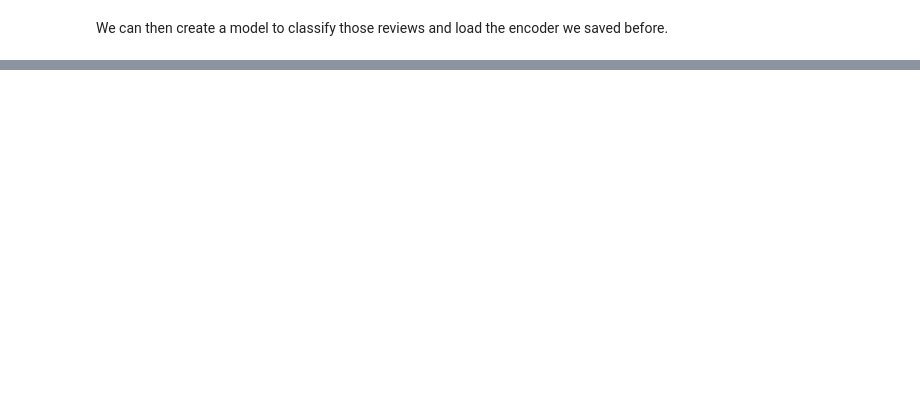
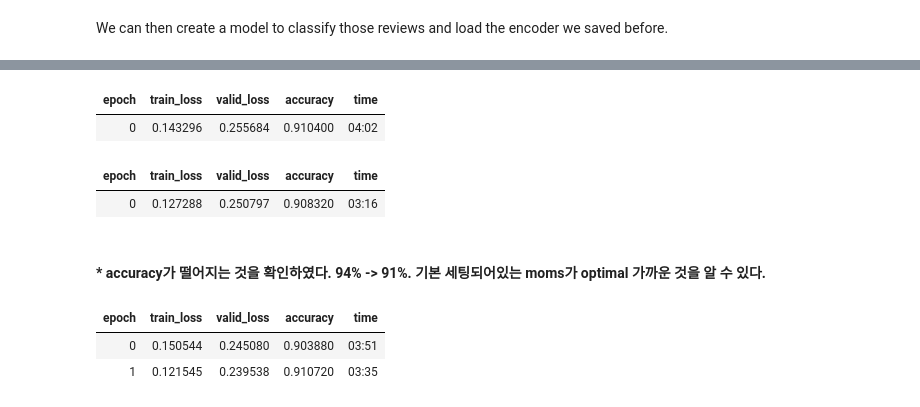
Before and after one commit to dancing-with-coffee/ANT6320, a Jupyter notebook: Yongdam/lesson3-imdb_submission.ipynb, the cells around one changed output, grey strips where cells are left out. Cells and saved outputs as stored; diff of their text form; code cells hidden in the pictures; blank space fills up the shorter version.

```diff
--- a/Yongdam/lesson3-imdb_submission.ipynb
+++ b/Yongdam/lesson3-imdb_submission.ipynb
@@ -290,3 +357,7 @@ learn.load('first');
 # %%
-learn.freeze_to(-2)
-learn.fit_one_cycle(1, slice(1e-2/(2.6**4),1e-2), moms=(0.8,0.7))
+learn.freeze_to(-2) # 마지막 2개의 layer만 parameter updata의 대상이 된다. (그 앞의 layer들은 전부다 freeze)
+#learn.fit_one_cycle(1, slice(1e-2/(2.6**4),1e-2), moms=(0.8,0.7))
+learn.fit_one_cycle(1, slice(1e-2/(2.6**4),1e-2), moms=(0.99,0.9))
+# %% [output]
+| epoch | train_loss | valid_loss | accuracy | time |
+| 0 | 0.143296 | 0.255684 | 0.910400 | 04:02 |
@@ -297,3 +367,10 @@ learn.load('second');
+# %%
+#learn.load('second');
+learn.load('second_edit');
 # %%
-learn.freeze_to(-3)
-learn.fit_one_cycle(1, slice(5e-3/(2.6**4),5e-3), moms=(0.8,0.7))
+learn.freeze_to(-3) # 이번엔 마지막 3개의 layer를 update 해보자. layer가 많이 업데이트될수록, 학습 연산량은 늘어나지만, (일반적으로) 성능은 좋아진다.
+#learn.fit_one_cycle(1, slice(5e-3/(2.6**4),5e-3), moms=(0.8,0.7))
+learn.fit_one_cycle(1, slice(5e-3/(2.6**4),5e-3), moms=(0.99,0.9))
+# %% [output]
+| epoch | train_loss | valid_loss | accuracy | time |
+| 0 | 0.127288 | 0.250797 | 0.908320 | 03:16 |
@@ -302,2 +376,0 @@ learn.save('third')
-# %%
-learn.load('third');
@@ -304,4 +380,14 @@ learn.load('third');
+# %%
+#learn.load('third');
+learn.load('third_edit');
+# %% [markdown]
+#### * accuracy가 떨어지는 것을 확인하였다. 94% -> 91%. 기본 세팅되어있는 moms가 optimal 가까운 것을 알 수 있다.
 # %%
 learn.unfreeze()
-learn.fit_one_cycle(2, slice(1e-3/(2.6**4),1e-3), moms=(0.8,0.7))
+#learn.fit_one_cycle(2, slice(1e-3/(2.6**4),1e-3), moms=(0.8,0.7))
+learn.fit_one_cycle(2, slice(1e-3/(2.6**4),1e-3), moms=(0.99,0.9))
+# %% [output]
+| epoch | train_loss | valid_loss | accuracy | time |
+| 0 | 0.150544 | 0.245080 | 0.903880 | 03:51 |
+| 1 | 0.121545 | 0.239538 | 0.910720 | 03:35 |
 # %%
```
Also changed, not shown: parts of 39 cells of this notebook, 1 other file.
